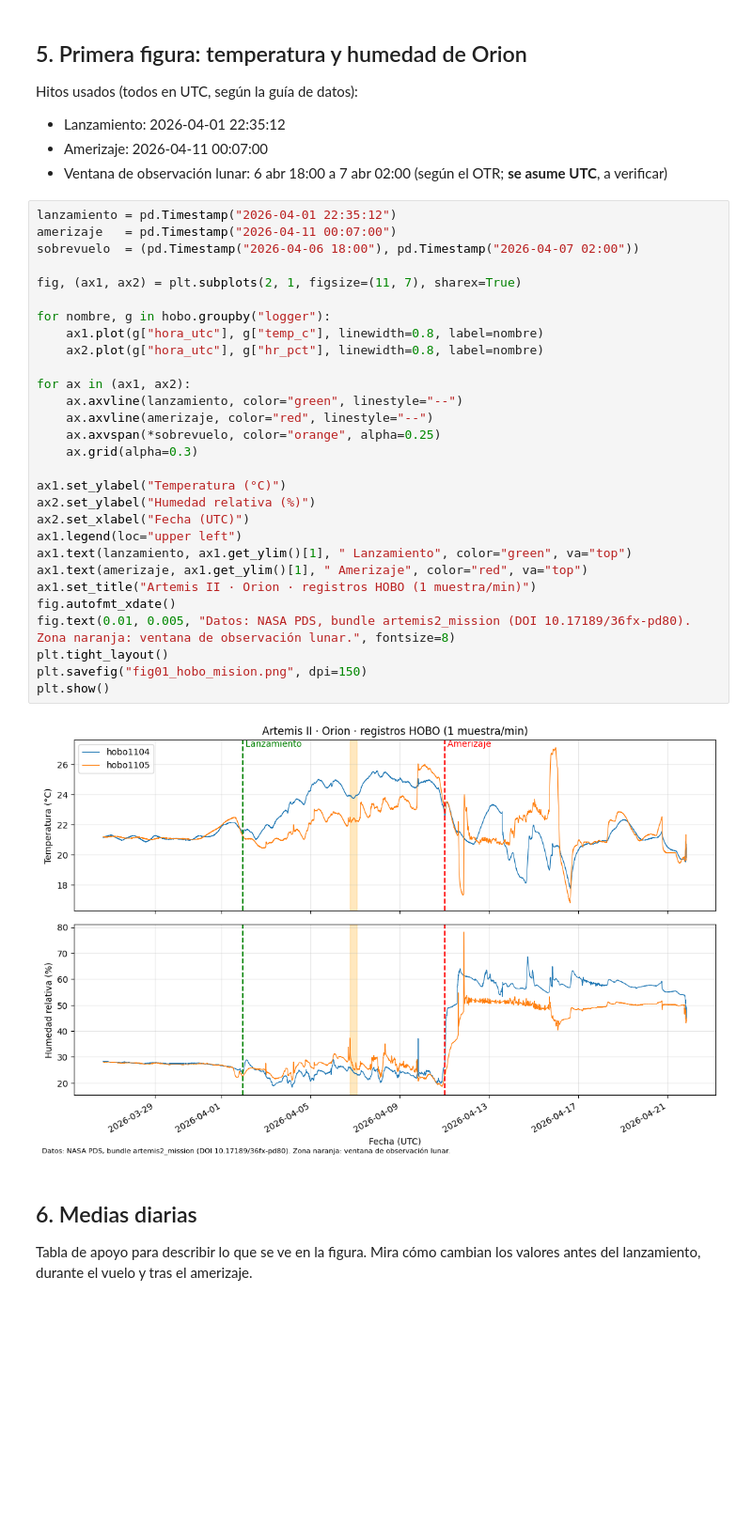
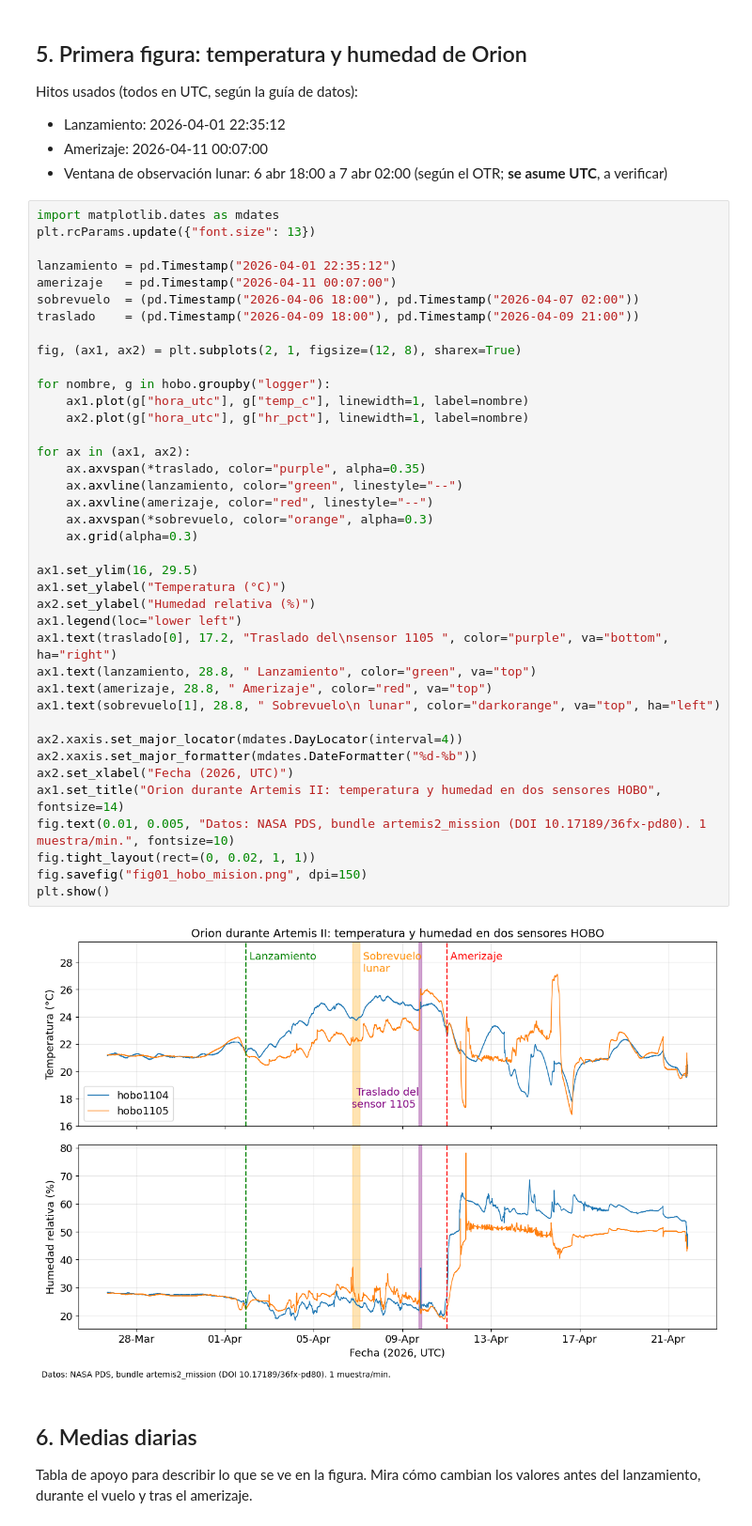
Before and after one commit to JorgeRod55/artemis2-analysis, a Jupyter notebook: notebooks/01_inventario.ipynb, the cells around one changed output. Shown at 94% size. Saved outputs shown, nothing was run; the diff lists cells and outputs as text; blank space fills up the shorter version.

Commit message:
Dia 2: fig01 v3 con traslado del sensor 1105 (guia sec. 3.4)

```diff
--- a/notebooks/01_inventario.ipynb
+++ b/notebooks/01_inventario.ipynb
@@ -106,36 +106,46 @@ Hitos usados (todos en UTC, según la guía de datos):
 - Amerizaje: 2026-04-11 00:07:00
 - Ventana de observación lunar: 6 abr 18:00 a 7 abr 02:00 (según el OTR; **se asume UTC**, a verificar)
 # %%
+import matplotlib.dates as mdates
+plt.rcParams.update({"font.size": 13})
+
 lanzamiento = pd.Timestamp("2026-04-01 22:35:12")
 amerizaje   = pd.Timestamp("2026-04-11 00:07:00")
 sobrevuelo  = (pd.Timestamp("2026-04-06 18:00"), pd.Timestamp("2026-04-07 02:00"))
+traslado    = (pd.Timestamp("2026-04-09 18:00"), pd.Timestamp("2026-04-09 21:00"))
 
-fig, (ax1, ax2) = plt.subplots(2, 1, figsize=(11, 7), sharex=True)
+fig, (ax1, ax2) = plt.subplots(2, 1, figsize=(12, 8), sharex=True)
 
 for nombre, g in hobo.groupby("logger"):
-    ax1.plot(g["hora_utc"], g["temp_c"], linewidth=0.8, label=nombre)
-    ax2.plot(g["hora_utc"], g["hr_pct"], linewidth=0.8, label=nombre)
+    ax1.plot(g["hora_utc"], g["temp_c"], linewidth=1, label=nombre)
+    ax2.plot(g["hora_utc"], g["hr_pct"], linewidth=1, label=nombre)
 
 for ax in (ax1, ax2):
+    ax.axvspan(*traslado, color="purple", alpha=0.35)
     ax.axvline(lanzamiento, color="green", linestyle="--")
     ax.axvline(amerizaje, color="red", linestyle="--")
-    ax.axvspan(*sobrevuelo, color="orange", alpha=0.25)
+    ax.axvspan(*sobrevuelo, color="orange", alpha=0.3)
     ax.grid(alpha=0.3)
 
+ax1.set_ylim(16, 29.5)
 ax1.set_ylabel("Temperatura (°C)")
 ax2.set_ylabel("Humedad relativa (%)")
-ax2.set_xlabel("Fecha (UTC)")
-ax1.legend(loc="upper left")
-ax1.text(lanzamiento, ax1.get_ylim()[1], " Lanzamiento", color="green", va="top")
-ax1.text(amerizaje, ax1.get_ylim()[1], " Amerizaje", color="red", va="top")
-ax1.set_title("Artemis II · Orion · registros HOBO (1 muestra/min)")
-fig.autofmt_xdate()
-fig.text(0.01, 0.005, "Datos: NASA PDS, bundle artemis2_mission (DOI 10.17189/36fx-pd80). Zona naranja: ventana de observación lunar.", fontsize=8)
-plt.tight_layout()
-plt.savefig("fig01_hobo_mision.png", dpi=150)
+ax1.legend(loc="lower left")
+ax1.text(traslado[0], 17.2, "Traslado del\nsensor 1105 ", color="purple", va="bottom", ha="right")
+ax1.text(lanzamiento, 28.8, " Lanzamiento", color="green", va="top")
+ax1.text(amerizaje, 28.8, " Amerizaje", color="red", va="top")
+ax1.text(sobrevuelo[1], 28.8, " Sobrevuelo\n lunar", color="darkorange", va="top", ha="left")
+
+ax2.xaxis.set_major_locator(mdates.DayLocator(interval=4))
+ax2.xaxis.set_major_formatter(mdates.DateFormatter("%d-%b"))
+ax2.set_xlabel("Fecha (2026, UTC)")
+ax1.set_title("Orion durante Artemis II: temperatura y humedad en dos sensores HOBO", fontsize=14)
+fig.text(0.01, 0.005, "Datos: NASA PDS, bundle artemis2_mission (DOI 10.17189/36fx-pd80). 1 muestra/min.", fontsize=10)
+fig.tight_layout(rect=(0, 0.02, 1, 1))
+fig.savefig("fig01_hobo_mision.png", dpi=150)
 plt.show()
 # %% [output]
-[figure, old version]
+[figure, new version]
 # %% [markdown]
 ## 6. Medias diarias
 Tabla de apoyo para describir lo que se ve en la figura. Mira cómo cambian los valores antes del lanzamiento, durante el vuelo y tras el amerizaje.
```
Also changed, not shown: parts of 1 cell of this notebook, 2 other files.
